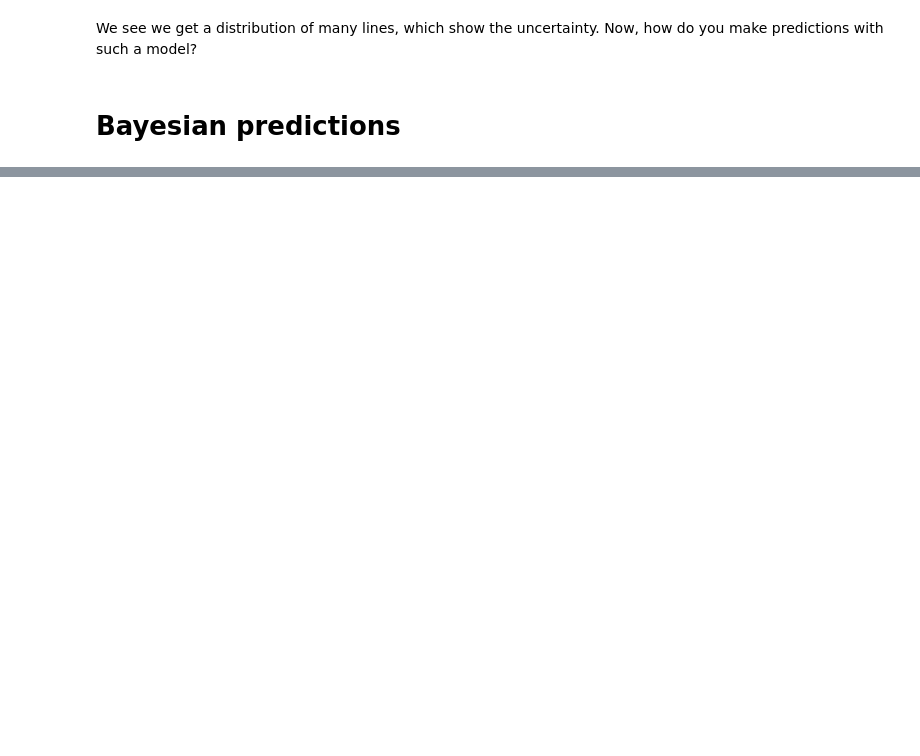
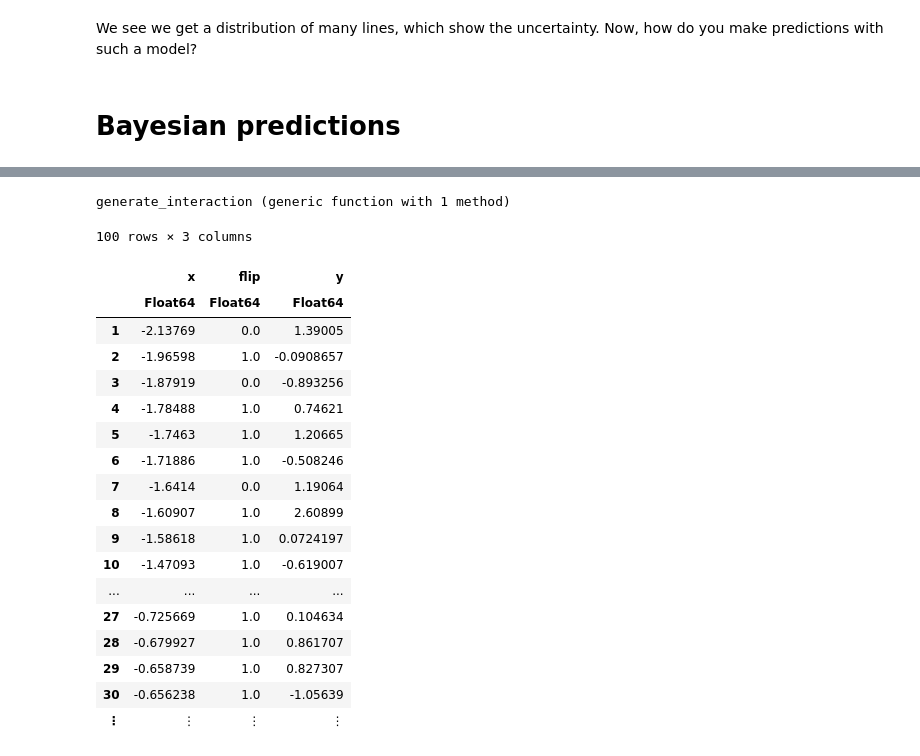
Before and after one commit to Noricc/bayesian-inference-lecture, a Jupyter notebook: Linear regression.ipynb, the cells around one changed output, grey strips where cells are left out. Cells and saved outputs as stored; diff of their text form; code cells hidden in the pictures; blank space fills up the shorter version.

Commit message:
Improved presentation
Added experimental data and a jupyter notebook analyzing them. Added
colors for parameters and observed data.

```diff
--- a/Linear regression.ipynb
+++ b/Linear regression.ipynb
@@ -214,9 +215,10 @@ savefig(p_posteriors, "figures/posterior_parameters.pdf")
 # %%
 p = plot(title="Posterior lines")
 
-for i in 1:30
-    a = rand(chain[:a])
-    b = rand(chain[:b])
+for i in 1:50
+    id = rand(1:2000)
+    a = chain[:a][id]
+    b = chain[:b][id]
 
     Plots.abline!(p, a, b,
         label=missing,
@@ -275,0 +284,58 @@ savefig(p, "figures/prediction_difference.pdf")
+# %%
+function generate_interaction()
+    # Number of points
+    N = 100
+
+    a1 = 1.15
+    a2 = 0.8
+
+    b1 = 2.0
+    b2 = 2.3
+
+    # Samples don't have the same size.
+    p = 0.6
+
+    xs = rand(Normal(), N)
+    ys = zeros(N)
+    cs = zeros(N)
+
+    stdev = 1.0
+
+    for i in 1:N
+        coin = rand(Bernoulli(p))
+        cs[i] = coin
+        if coin == 1
+            mean = a1 * xs[i] + b1
+            ys[i] = rand(Normal(mean, stdev))
+        else
+            mean = a2 * xs[i] + b2
+            ys[i] = rand(Normal(mean, stdev))
+        end
+    end
+    return (xs, ys, cs)
+end
+# %% [output]
+generate_interaction (generic function with 1 method)
+# %%
+(xs, ys, cs) = generate_interaction()
+interaction_samples = DataFrame(:x => xs, :flip => cs, :y => ys) |> df -> sort(df, :x)
+# %% [output]
+100 rows × 3 columns
+|  | x | flip | y |
+|  | Float64 | Float64 | Float64 |
+| 1 | -2.13769 | 0.0 | 1.39005 |
+| 2 | -1.96598 | 1.0 | -0.0908657 |
+| 3 | -1.87919 | 0.0 | -0.893256 |
+| 4 | -1.78488 | 1.0 | 0.74621 |
+| 5 | -1.7463 | 1.0 | 1.20665 |
+| 6 | -1.71886 | 1.0 | -0.508246 |
+| 7 | -1.6414 | 0.0 | 1.19064 |
+| 8 | -1.60907 | 1.0 | 2.60899 |
+| 9 | -1.58618 | 1.0 | 0.0724197 |
+| 10 | -1.47093 | 1.0 | -0.619007 |
+| ... | ... | ... | ... |
+| 27 | -0.725669 | 1.0 | 0.104634 |
+| 28 | -0.679927 | 1.0 | 0.861707 |
+| 29 | -0.658739 | 1.0 | 0.827307 |
+| 30 | -0.656238 | 1.0 | -1.05639 |
+| ⋮ | ⋮ | ⋮ | ⋮ |
```
Also changed, not shown: parts of 18 cells of this notebook, 7 other files.
